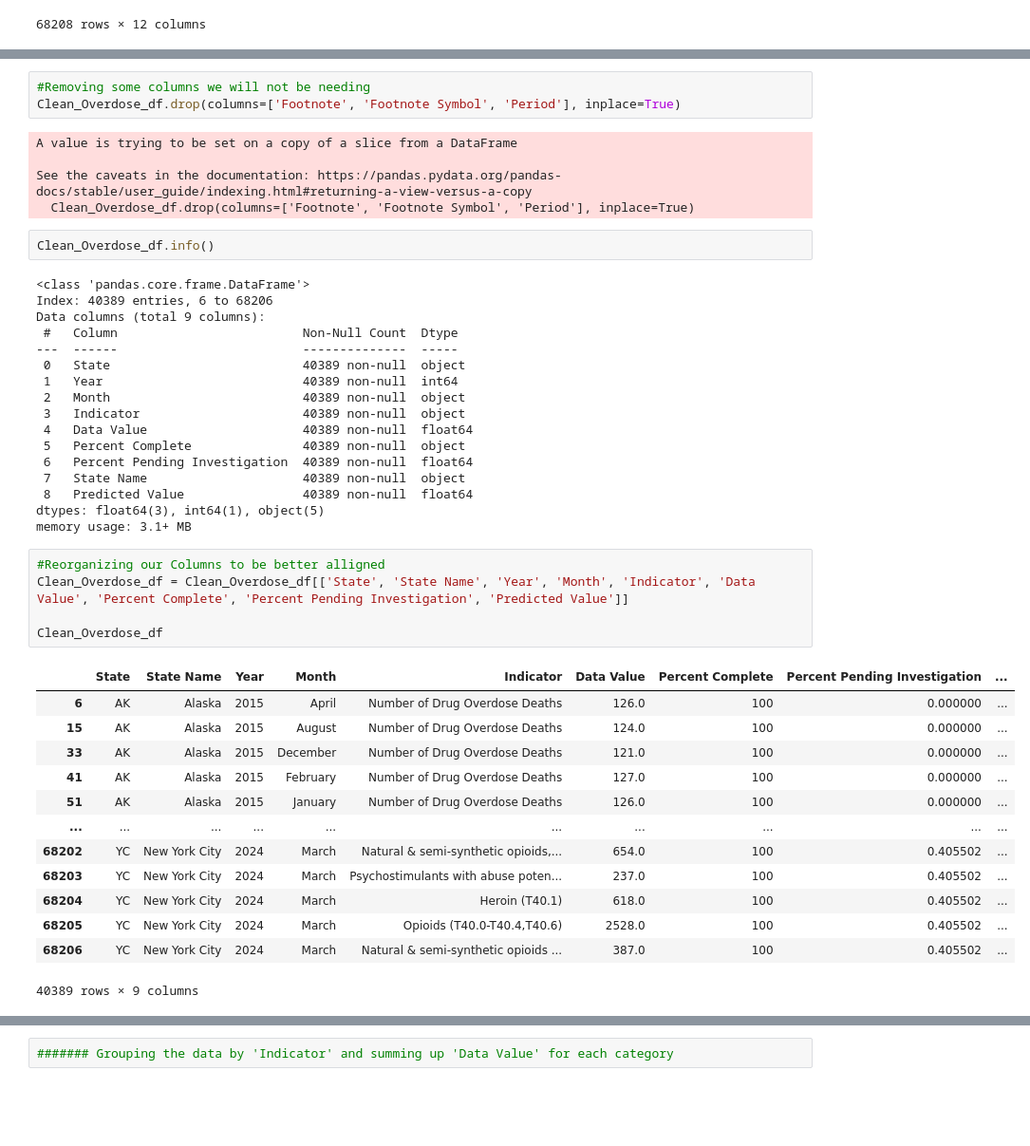
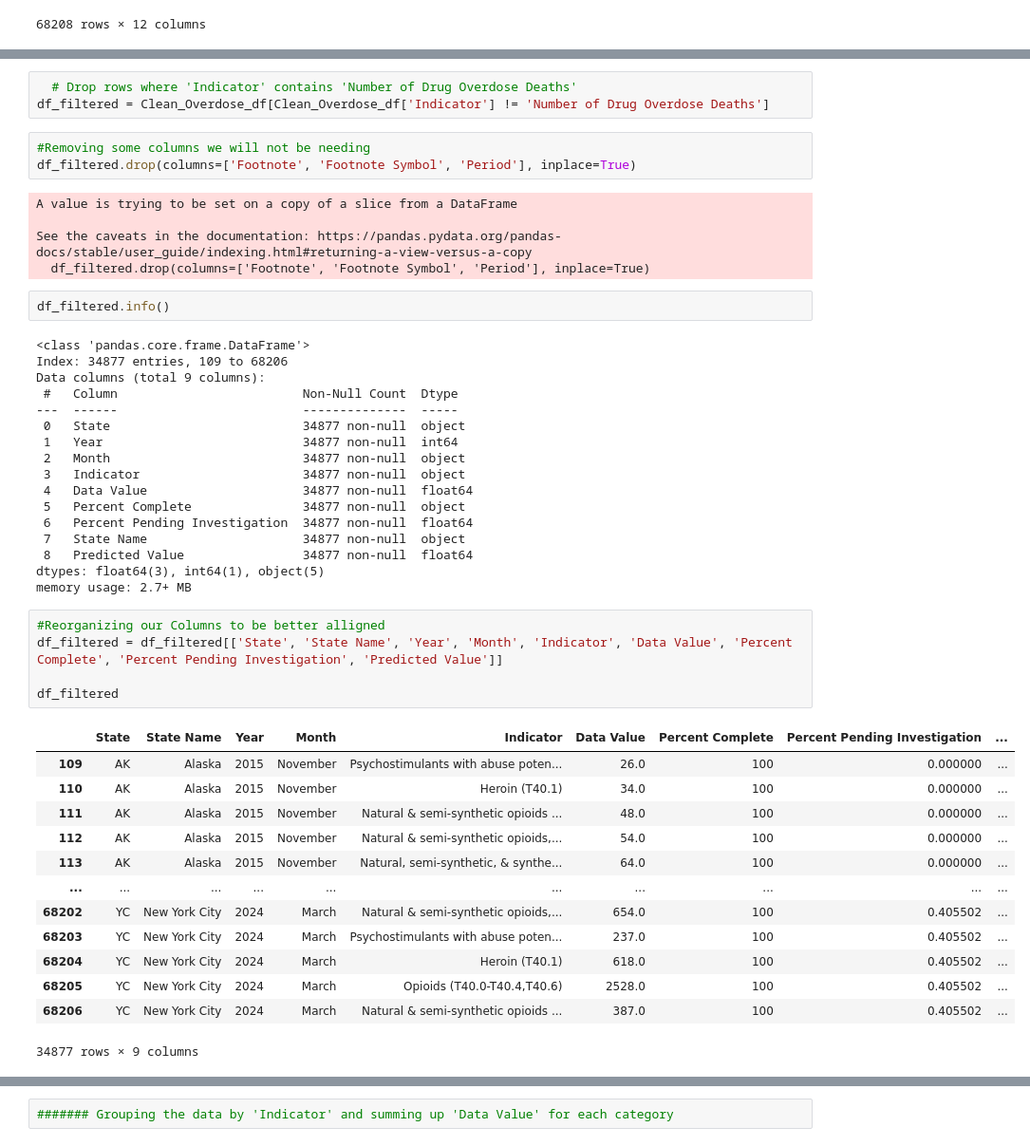
Before and after one commit to JordanCB0814/Project-03-JMPC, a Jupyter notebook: Project-03-JMPC/Project-03-JMPC/Cleaned DataBase/Cleaned_Overdose_Database.ipynb, the cells around one changed output, grey strips where cells are left out. Shown at 95% size. Drawn from its saved outputs; the diff is of its cells as text; blank space fills up the shorter version.

```diff
--- a/Project-03-JMPC/Project-03-JMPC/Cleaned DataBase/Cleaned_Overdose_Database.ipynb
+++ b/Project-03-JMPC/Project-03-JMPC/Cleaned DataBase/Cleaned_Overdose_Database.ipynb
@@ -46,51 +46,54 @@ print(Clean_Overdose_df)
 68206            406.0
 
 [40389 rows x 12 columns]
+# %%
+  # Drop rows where 'Indicator' contains 'Number of Drug Overdose Deaths'
+df_filtered = Clean_Overdose_df[Clean_Overdose_df['Indicator'] != 'Number of Drug Overdose Deaths']
 # %%
 #Removing some columns we will not be needing
-Clean_Overdose_df.drop(columns=['Footnote', 'Footnote Symbol', 'Period'], inplace=True)
+df_filtered.drop(columns=['Footnote', 'Footnote Symbol', 'Period'], inplace=True)
 # %% [output]
 A value is trying to be set on a copy of a slice from a DataFrame
 
 See the caveats in the documentation: https://pandas.pydata.org/pandas-docs/stable/user_guide/indexing.html#returning-a-view-versus-a-copy
-  Clean_Overdose_df.drop(columns=['Footnote', 'Footnote Symbol', 'Period'], inplace=True)
+  df_filtered.drop(columns=['Footnote', 'Footnote Symbol', 'Period'], inplace=True)
 # %%
-Clean_Overdose_df.info()
+df_filtered.info()
 # %% [output]
 <class 'pandas.core.frame.DataFrame'>
-Index: 40389 entries, 6 to 68206
+Index: 34877 entries, 109 to 68206
 Data columns (total 9 columns):
  #   Column                         Non-Null Count  Dtype
 ---  ------                         --------------  -----
- 0   State                          40389 non-null  object
- 1   Year                           40389 non-null  int64
- 2   Month                          40389 non-null  object
- 3   Indicator                      40389 non-null  object
- 4   Data Value                     40389 non-null  float64
- 5   Percent Complete               40389 non-null  object
- 6   Percent Pending Investigation  40389 non-null  float64
- 7   State Name                     40389 non-null  object
- 8   Predicted Value                40389 non-null  float64
+ 0   State                          34877 non-null  object
+ 1   Year                           34877 non-null  int64
+ 2   Month                          34877 non-null  object
+ 3   Indicator                      34877 non-null  object
+ 4   Data Value                     34877 non-null  float64
+ 5   Percent Complete               34877 non-null  object
+ 6   Percent Pending Investigation  34877 non-null  float64
+ 7   State Name                     34877 non-null  object
+ 8   Predicted Value                34877 non-null  float64
 dtypes: float64(3), int64(1), object(5)
-memory usage: 3.1+ MB
+memory usage: 2.7+ MB
 # %%
 #Reorganizing our Columns to be better alligned
-Clean_Overdose_df = Clean_Overdose_df[['State', 'State Name', 'Year', 'Month', 'Indicator', 'Data Value', 'Percent Complete', 'Percent Pending Investigation', 'Predicted Value']]
+df_filtered = df_filtered[['State', 'State Name', 'Year', 'Month', 'Indicator', 'Data Value', 'Percent Complete', 'Percent Pending Investigation', 'Predicted Value']]
 
-Clean_Overdose_df
+df_filtered
 # %% [output]
 |  | State | State Name | Year | Month | Indicator | Data Value | Percent Complete | Percent Pending Investigation | ... |
-| 6 | AK | Alaska | 2015 | April | Number of Drug Overdose Deaths | 126.0 | 100 | 0.000000 | ... |
-| 15 | AK | Alaska | 2015 | August | Number of Drug Overdose Deaths | 124.0 | 100 | 0.000000 | ... |
-| 33 | AK | Alaska | 2015 | December | Number of Drug Overdose Deaths | 121.0 | 100 | 0.000000 | ... |
-| 41 | AK | Alaska | 2015 | February | Number of Drug Overdose Deaths | 127.0 | 100 | 0.000000 | ... |
-| 51 | AK | Alaska | 2015 | January | Number of Drug Overdose Deaths | 126.0 | 100 | 0.000000 | ... |
+| 109 | AK | Alaska | 2015 | November | Psychostimulants with abuse poten... | 26.0 | 100 | 0.000000 | ... |
+| 110 | AK | Alaska | 2015 | November | Heroin (T40.1) | 34.0 | 100 | 0.000000 | ... |
+| 111 | AK | Alaska | 2015 | November | Natural & semi-synthetic opioids ... | 48.0 | 100 | 0.000000 | ... |
+| 112 | AK | Alaska | 2015 | November | Natural & semi-synthetic opioids,... | 54.0 | 100 | 0.000000 | ... |
+| 113 | AK | Alaska | 2015 | November | Natural, semi-synthetic, & synthe... | 64.0 | 100 | 0.000000 | ... |
 | ... | ... | ... | ... | ... | ... | ... | ... | ... | ... |
 | 68202 | YC | New York City | 2024 | March | Natural & semi-synthetic opioids,... | 654.0 | 100 | 0.405502 | ... |
 | 68203 | YC | New York City | 2024 | March | Psychostimulants with abuse poten... | 237.0 | 100 | 0.405502 | ... |
 | 68204 | YC | New York City | 2024 | March | Heroin (T40.1) | 618.0 | 100 | 0.405502 | ... |
 | 68205 | YC | New York City | 2024 | March | Opioids (T40.0-T40.4,T40.6) | 2528.0 | 100 | 0.405502 | ... |
 | 68206 | YC | New York City | 2024 | March | Natural & semi-synthetic opioids ... | 387.0 | 100 | 0.405502 | ... |
-40389 rows × 9 columns
+34877 rows × 9 columns
 # %%
 #Displaying our final version of our DataFrame
```
Also changed, not shown: parts of 20 cells of this notebook, 12 other files.
